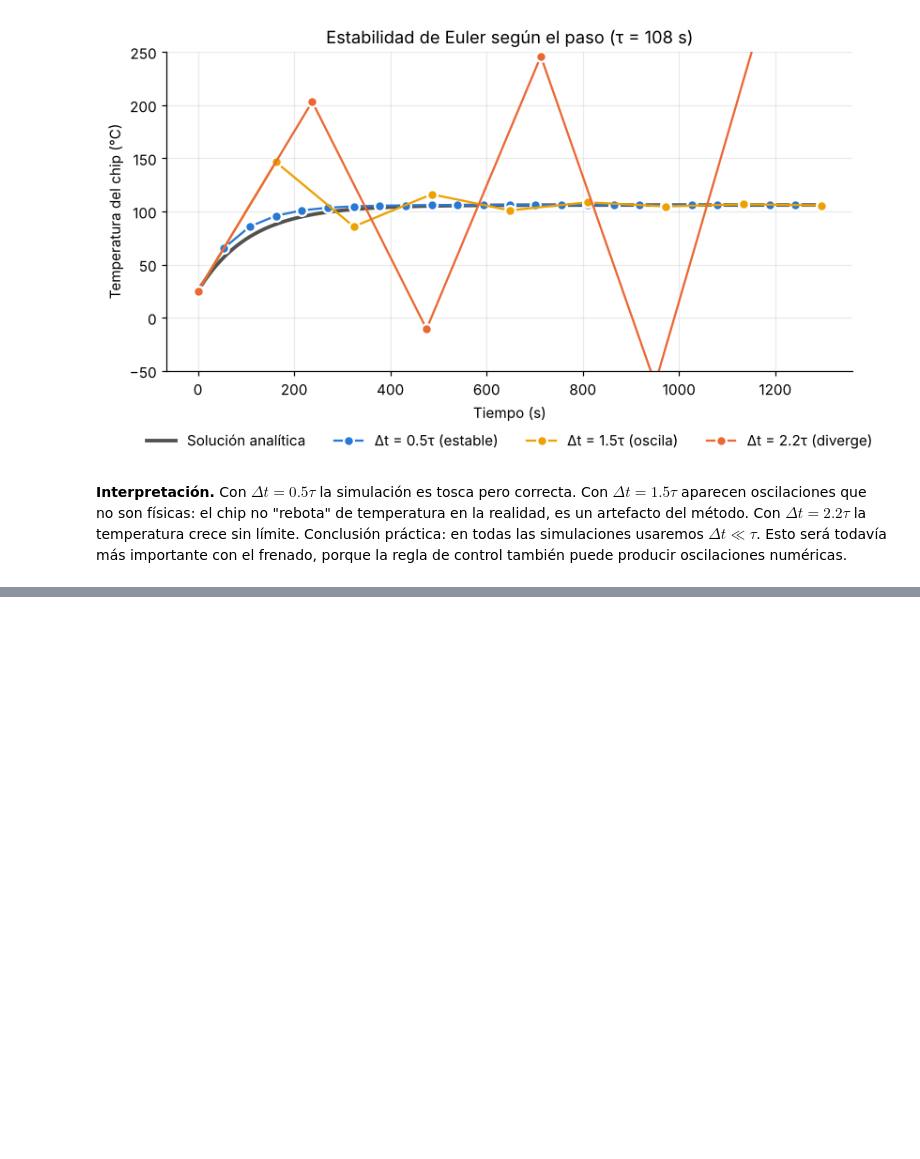
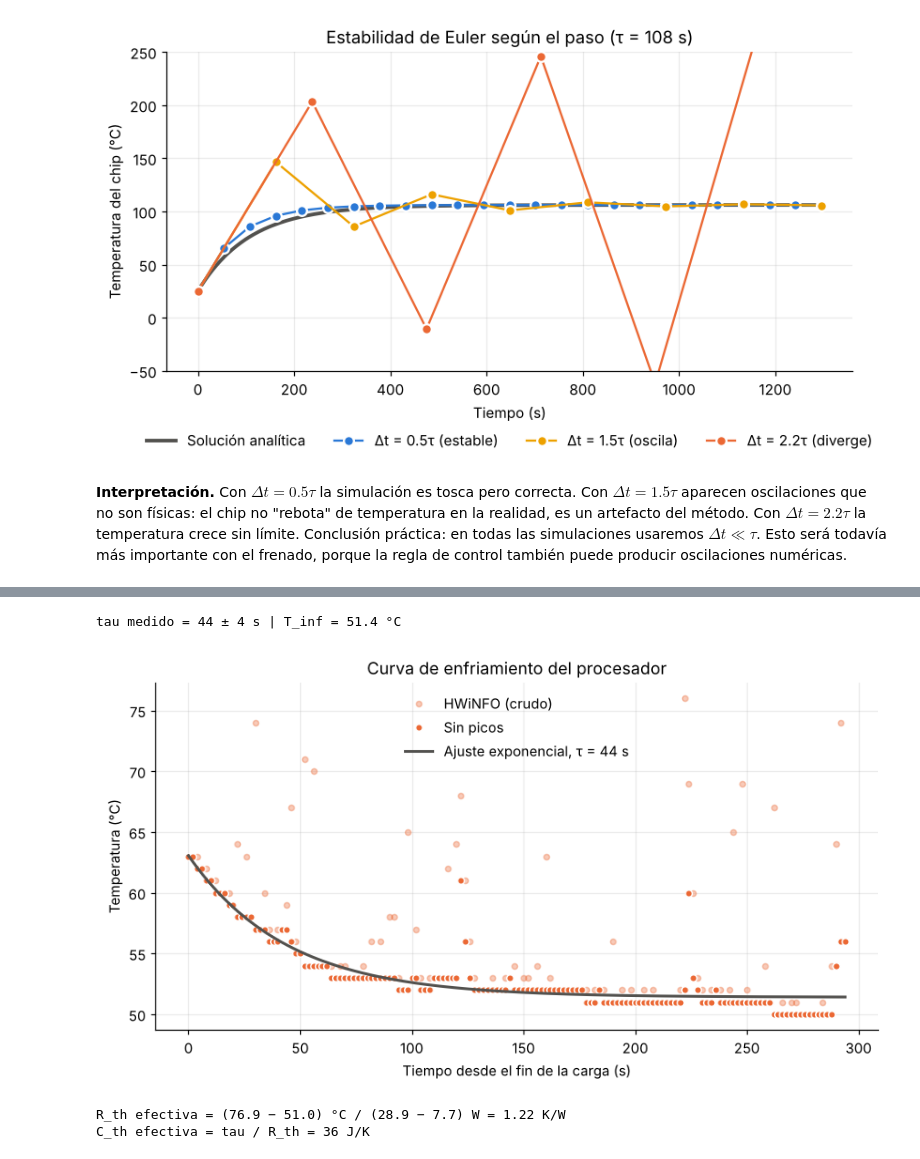
Before and after one commit to Byrojito/Proyecto_f-sicaA, a Jupyter notebook: proyecto.ipynb, the cells around one changed output, grey strips where cells are left out. Drawn from its saved outputs; the diff is of its cells as text; code cells hidden in the pictures; blank space fills up the shorter version.

```diff
--- a/proyecto.ipynb
+++ b/proyecto.ipynb
@@ -277,0 +370,40 @@ plt.show()
+# %%
+i0 = np.argmax((hw["t"] > t_fin_carga) & (hw["P"] < 15))   # primera muestra ya sin carga
+m = np.arange(len(hw["t"])) >= i0
+t_enf = hw["t"][m] - hw["t"][m][0]
+T_enf = hw["T"][m]
+T_suave = np.array([T_enf[max(0, i - 1):i + 2].min() for i in range(len(T_enf))])
+
+def enfriamiento(t, T_inf, A, tau):
+    return T_inf + A * np.exp(-t / tau)
+
+(T_inf, A, tau_med), cov = curve_fit(enfriamiento, t_enf, T_suave, p0=[50, 10, 30])
+err_tau = np.sqrt(cov[2, 2])
+print(f"tau medido = {tau_med:.0f} ± {err_tau:.0f} s | T_inf = {T_inf:.1f} °C")
+
+fig, ax = plt.subplots()
+ax.plot(t_enf, T_enf, "o", color=NARANJA, ms=4, alpha=0.35, label="HWiNFO (crudo)")
+ax.plot(t_enf, T_suave, "o", color=NARANJA, ms=5, mec="white", mew=1, label="Sin picos")
+t_fino = np.linspace(0, t_enf.max(), 400)
+ax.plot(t_fino, enfriamiento(t_fino, T_inf, A, tau_med), color=GRIS, lw=2,
+        label=f"Ajuste exponencial, τ = {tau_med:.0f} s")
+ax.set_xlabel("Tiempo desde el fin de la carga (s)")
+ax.set_ylabel("Temperatura (°C)")
+ax.set_title("Curva de enfriamiento del procesador")
+ax.legend()
+fig.tight_layout()
+fig.savefig("figuras/enfriamiento_silencio.png", dpi=200)
+plt.show()
+
+# Resistencia térmica efectiva a partir de los dos estados estables (carga y reposo)
+T_c, P_c = hw["T"][carga].mean(), hw["P"][carga].mean()
+T_r, P_r = np.median(hw["T"][reposo]), np.median(hw["P"][reposo])
+R_med = (T_c - T_r) / (P_c - P_r)
+C_med = tau_med / R_med
+print(f"R_th efectiva = ({T_c:.1f} − {T_r:.1f}) °C / ({P_c:.1f} − {P_r:.1f}) W = {R_med:.2f} K/W")
+print(f"C_th efectiva = tau / R_th = {C_med:.0f} J/K")
+# %% [output]
+tau medido = 44 ± 4 s | T_inf = 51.4 °C
+[figure, added]
+R_th efectiva = (76.9 − 51.0) °C / (28.9 − 7.7) W = 1.22 K/W
+C_th efectiva = tau / R_th = 36 J/K
```
Also changed, not shown: parts of 11 cells of this notebook, 6 other files.
